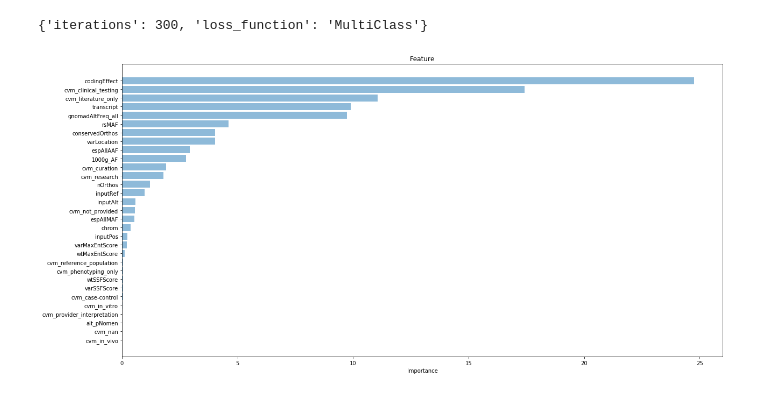
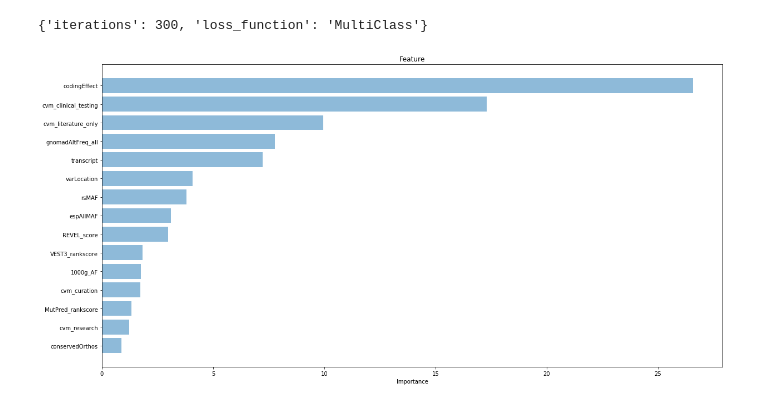
Before and after one commit to rebryk/biohack-2018, a Jupyter notebook: catboost.ipynb, the cells around one changed output. Drawn from its saved outputs; the diff is of its cells as text; code cells hidden in the pictures.

Commit message:
CatBoost feature importance saving

```diff
--- a/catboost.ipynb
+++ b/catboost.ipynb
@@ -10,7 +10,7 @@ from catboost import CatBoostClassifier, CatboostIpythonWidget
 ## Examine data
 # %%
 %%capture
-df = pd.read_csv('clinvar_20180225.ann.tsv.gz', compression='gzip', sep='\t', error_bad_lines=False, header=0)
+df = pd.read_csv('merged.csv', sep='\t', error_bad_lines=False, header=0)
 # %%
 len(df)
 # %% [output]
@@ -94,7 +94,7 @@ RELEVANT_FEATURES = [
     'clinVarClinSignifs',
     'nOrthos',
     'conservedOrthos'
-]
+] + [column for column in df.columns if 'score' in column]
 
 
 RULES = [
@@ -310,8 +312,8 @@ model.get_params()
 # %% [output]
 {'iterations': 300, 'loss_function': 'MultiClass'}
 # %%
-def draw_importance(columns, importances):
-    order = np.argsort(importances)
+def draw_importance(columns, importances, top_k=15, save_path=None):
+    order = np.argsort(importances)[-top_k:]
 
     objects = columns[order]
     y_pos = np.arange(len(objects))
@@ -323,8 +325,11 @@ def draw_importance(columns, importances):
     plt.xlabel('Importance')
     plt.title('Feature')
 
+    if save_path:
+        plt.savefig(save_path)
     plt.show()
 # %%
-draw_importance(X_train.columns, model.feature_importances_)
+draw_importance(X_train.columns, model.feature_importances_,
+                save_path='feature_importance.png')
 # %% [output]
-[figure, old version]
+[figure, new version]
```
Also changed, not shown: parts of 12 cells of this notebook, 1 other file.
